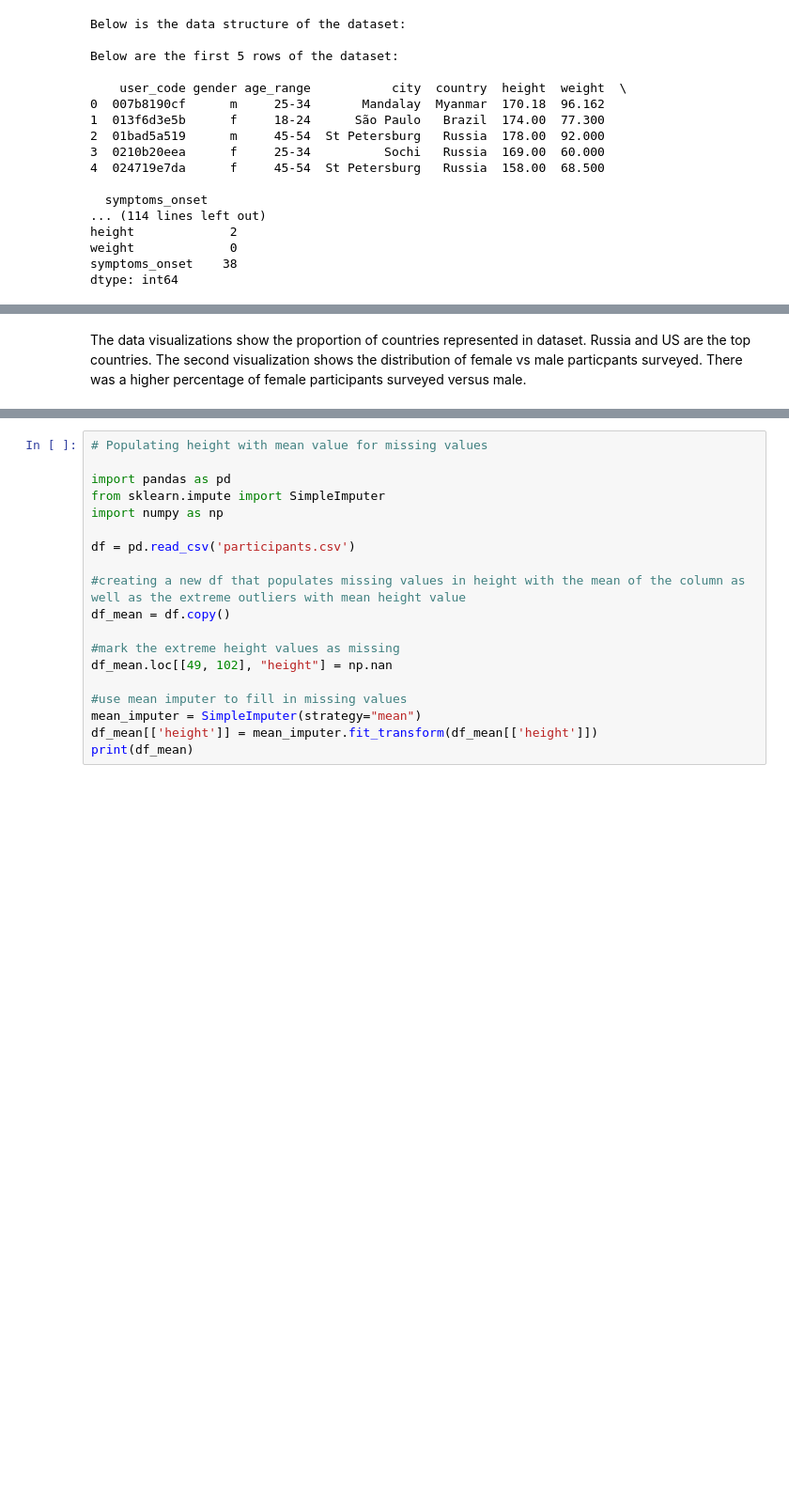
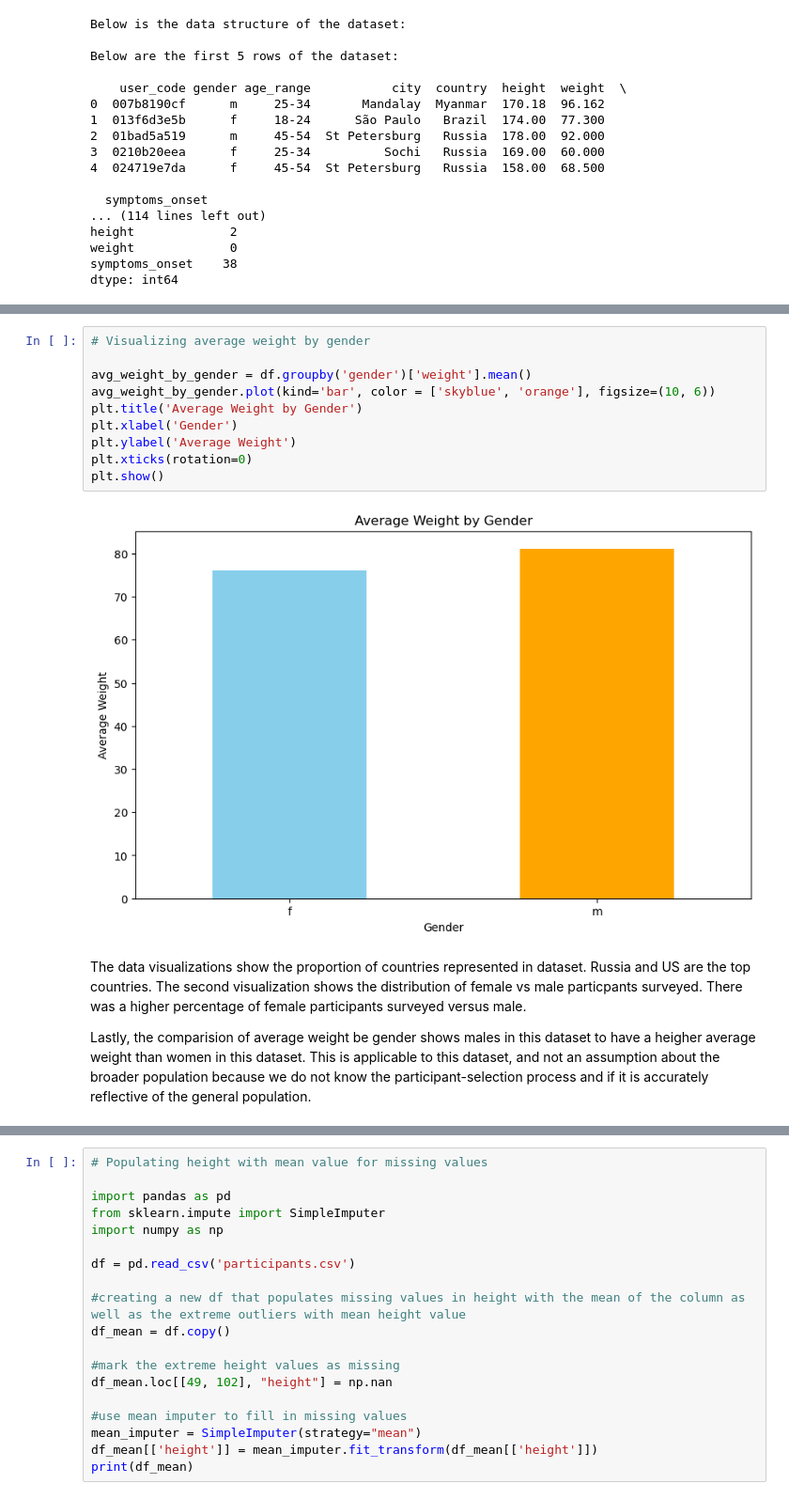
Before and after one commit to AIPI510/aipi510-fall26, a Jupyter notebook: ishikabhatia-week4/ishikabhatia-week4.ipynb, the cells around one changed output, grey strips where cells are left out. Shown at 94% size. Saved outputs shown, nothing was run; the diff lists cells and outputs as text; blank space fills up the shorter version.

Commit message:
updating week 4 file by adding details such as fixing BMI calculation, adding more detail to my markup explanations, and creating visualization to compare gender and average weight

```diff
--- a/ishikabhatia-week4/ishikabhatia-week4.ipynb
+++ b/ishikabhatia-week4/ishikabhatia-week4.ipynb
@@ -148,6 +151,20 @@ plt.tight_layout()
 plt.show()
 # %% [output]
 [figure]
+# %%
+# Visualizing average weight by gender
+
+avg_weight_by_gender = df.groupby('gender')['weight'].mean()
+avg_weight_by_gender.plot(kind='bar', color = ['skyblue', 'orange'], figsize=(10, 6))
+plt.title('Average Weight by Gender')
+plt.xlabel('Gender')
+plt.ylabel('Average Weight')
+plt.xticks(rotation=0)
+plt.show()
+# %% [output]
+[figure, added]
 # %% [markdown]
 The data visualizations show the proportion of countries represented in dataset. Russia and US are the top countries. The second visualization shows the distribution of female vs male particpants surveyed. There was a higher percentage of female participants surveyed versus male.
+
+Lastly, the comparision of average weight be gender shows males in this dataset to have a heigher average weight than women in this dataset. This is applicable to this dataset, and not an assumption about the broader population because we do not know the participant-selection process and if it is accurately reflective of the general population.
 # %%
```
Also changed, not shown: parts of 9 cells of this notebook.
